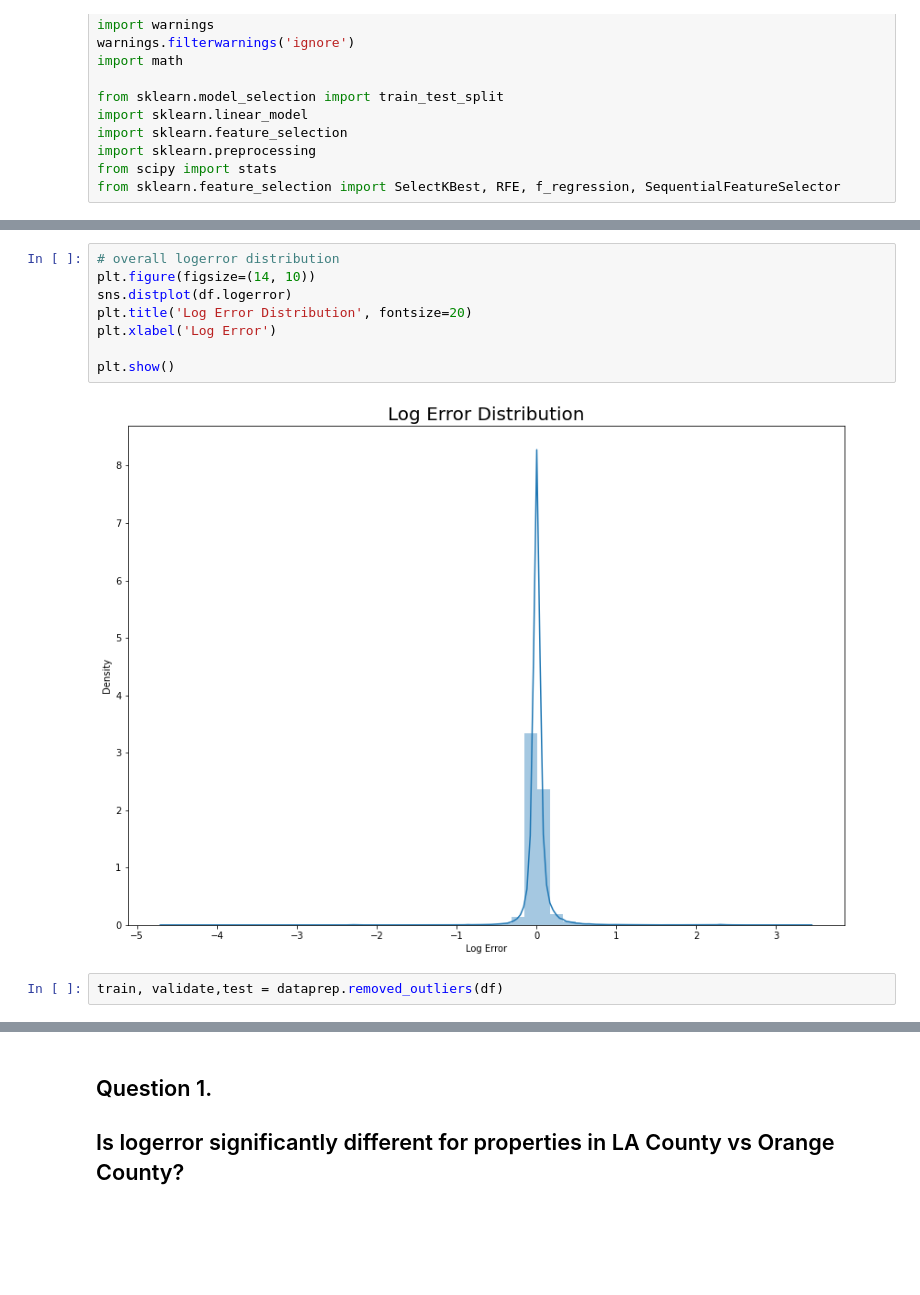
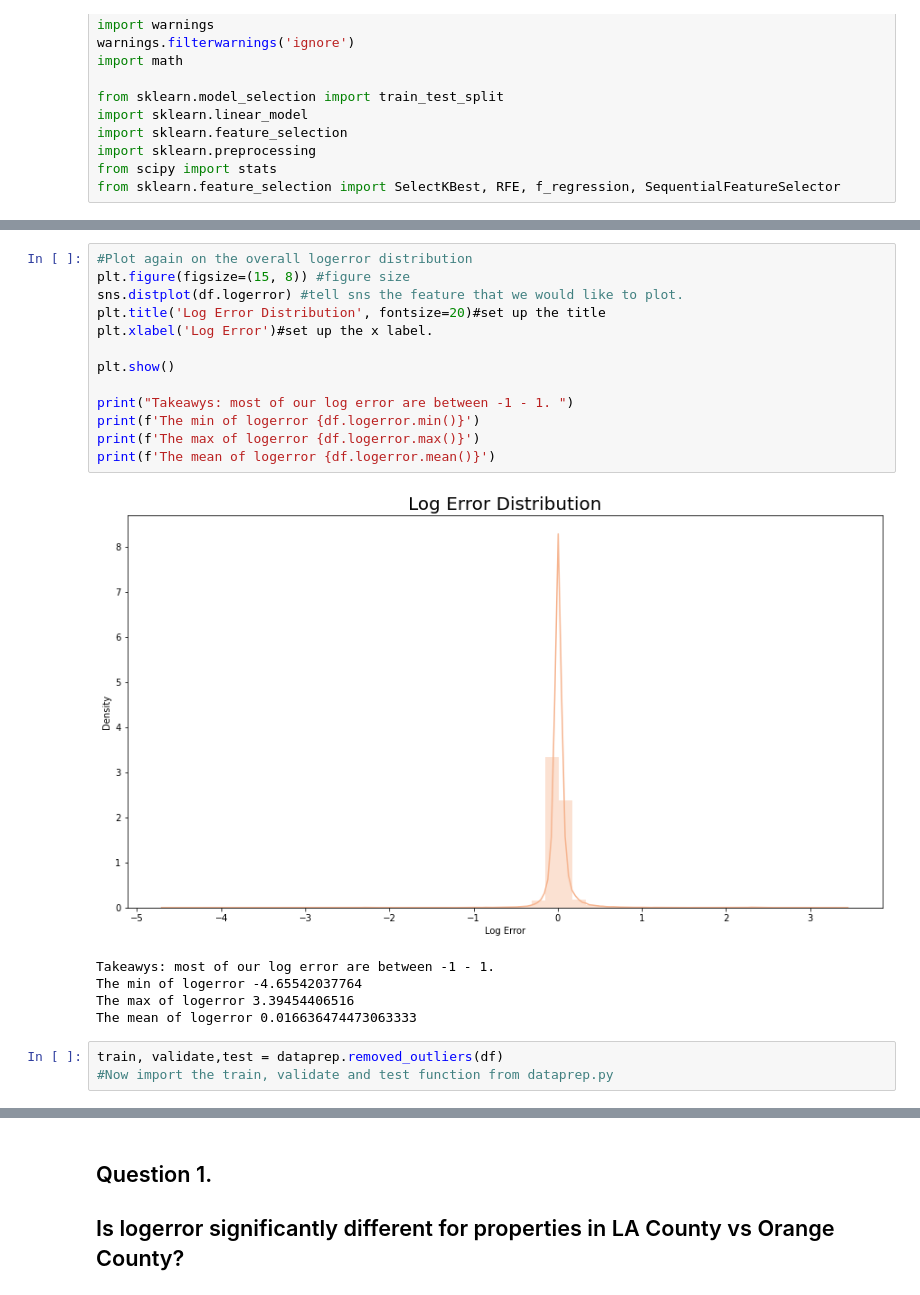
Before and after one commit to ellaxu43/clustering-exercises, a Jupyter notebook: explore_zillow.ipynb, the cells around one changed output, grey strips where cells are left out. Drawn from its saved outputs; the diff is of its cells as text; blank space fills up the shorter version.

```diff
--- a/explore_zillow.ipynb
+++ b/explore_zillow.ipynb
@@ -75,17 +61,27 @@ for col in quantitative_columns:
 [figure]
 ... (8 outputs left out)
 # %%
-# overall logerror distribution
-plt.figure(figsize=(14, 10))
-sns.distplot(df.logerror)
-plt.title('Log Error Distribution', fontsize=20)
-plt.xlabel('Log Error')
+#Plot again on the overall logerror distribution
+plt.figure(figsize=(15, 8)) #figure size
+sns.distplot(df.logerror) #tell sns the feature that we would like to plot.
+plt.title('Log Error Distribution', fontsize=20)#set up the title
+plt.xlabel('Log Error')#set up the x label.
 
 plt.show()
+
+print("Takeawys: most of our log error are between -1 - 1. ")
+print(f'The min of logerror {df.logerror.min()}')
+print(f'The max of logerror {df.logerror.max()}')
+print(f'The mean of logerror {df.logerror.mean()}')
 # %% [output]
-[figure, old version]
+[figure, new version]
+Takeawys: most of our log error are between -1 - 1.
+The min of logerror -4.65542037764
+The max of logerror 3.39454406516
+The mean of logerror 0.016636474473063333
 # %%
 train, validate,test = dataprep.removed_outliers(df)
+#Now import the train, validate and test function from dataprep.py
 # %%
 print(train.shape)
 print(validate.shape)
```
Also changed, not shown: parts of 43 cells of this notebook.
